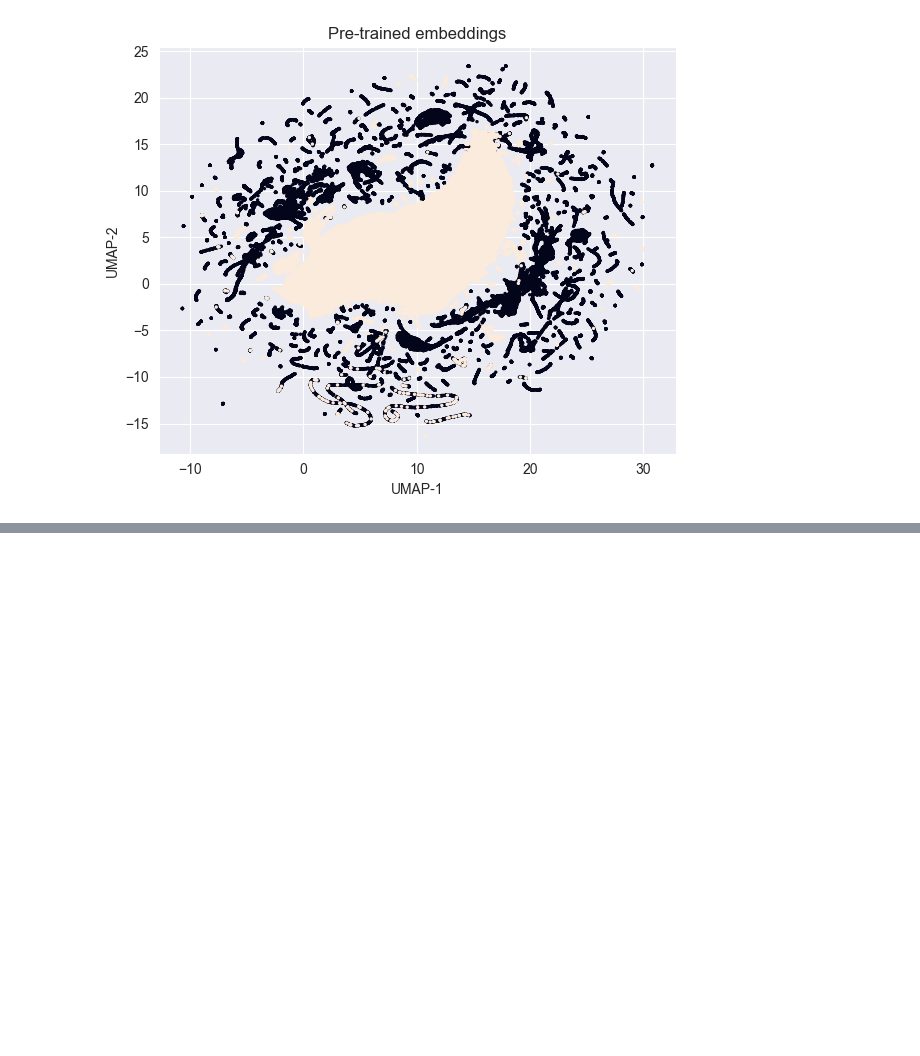
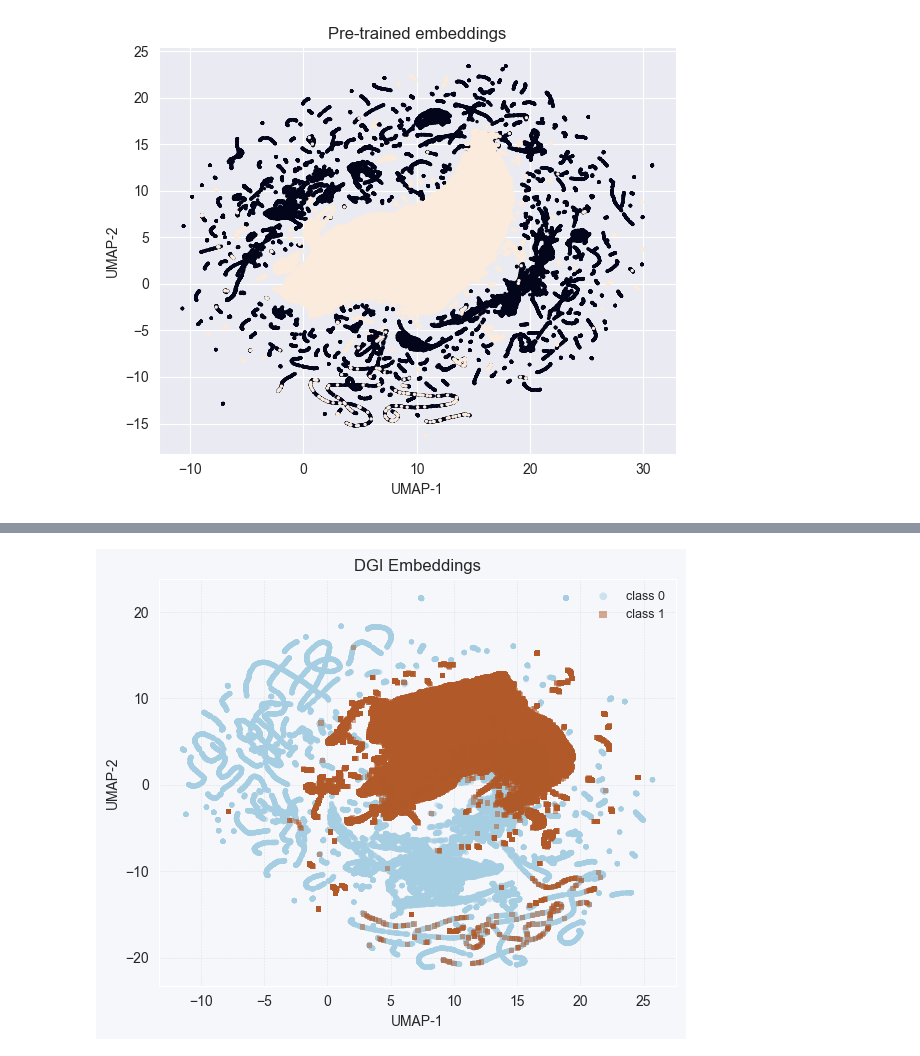
Before and after one commit to liamti5/Graph-Inverse-Reinforcement-Learning-for-MEV-Detection-on-Ethereum, a Jupyter notebook: notebooks/2.04-pca-dgi-embeddings.ipynb, the cells around one changed output, grey strips where cells are left out. Cells and saved outputs as stored; diff of their text form; code cells hidden in the pictures; blank space fills up the shorter version.

```diff
--- a/notebooks/2.04-pca-dgi-embeddings.ipynb
+++ b/notebooks/2.04-pca-dgi-embeddings.ipynb
@@ -218,0 +185,4 @@ prettifier(X_umap_sup, y_sup)
+# %%
+prettifier(X_umap_dgi, y_dgi, "DGI Embeddings")
+# %% [output]
+[figure, added]
```
Also changed, not shown: parts of 9 cells of this notebook.
